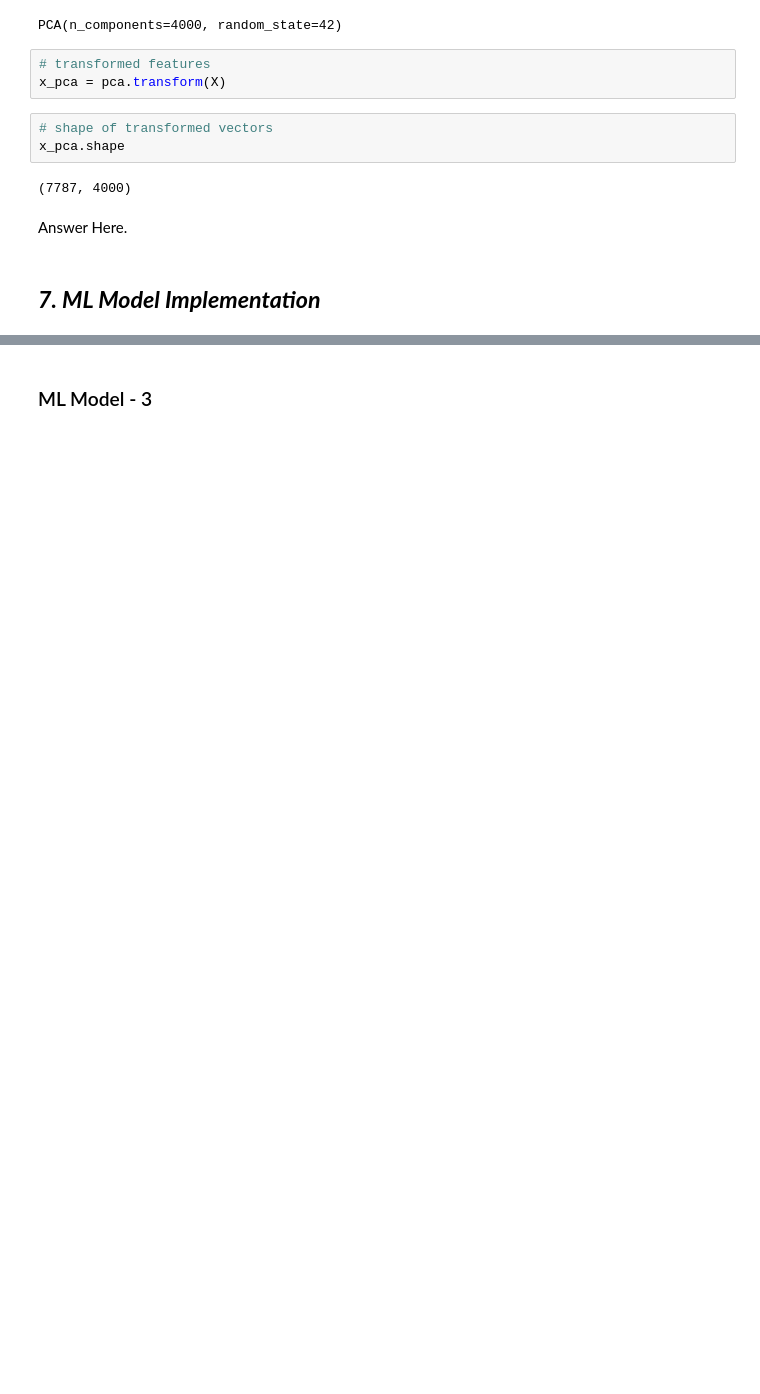
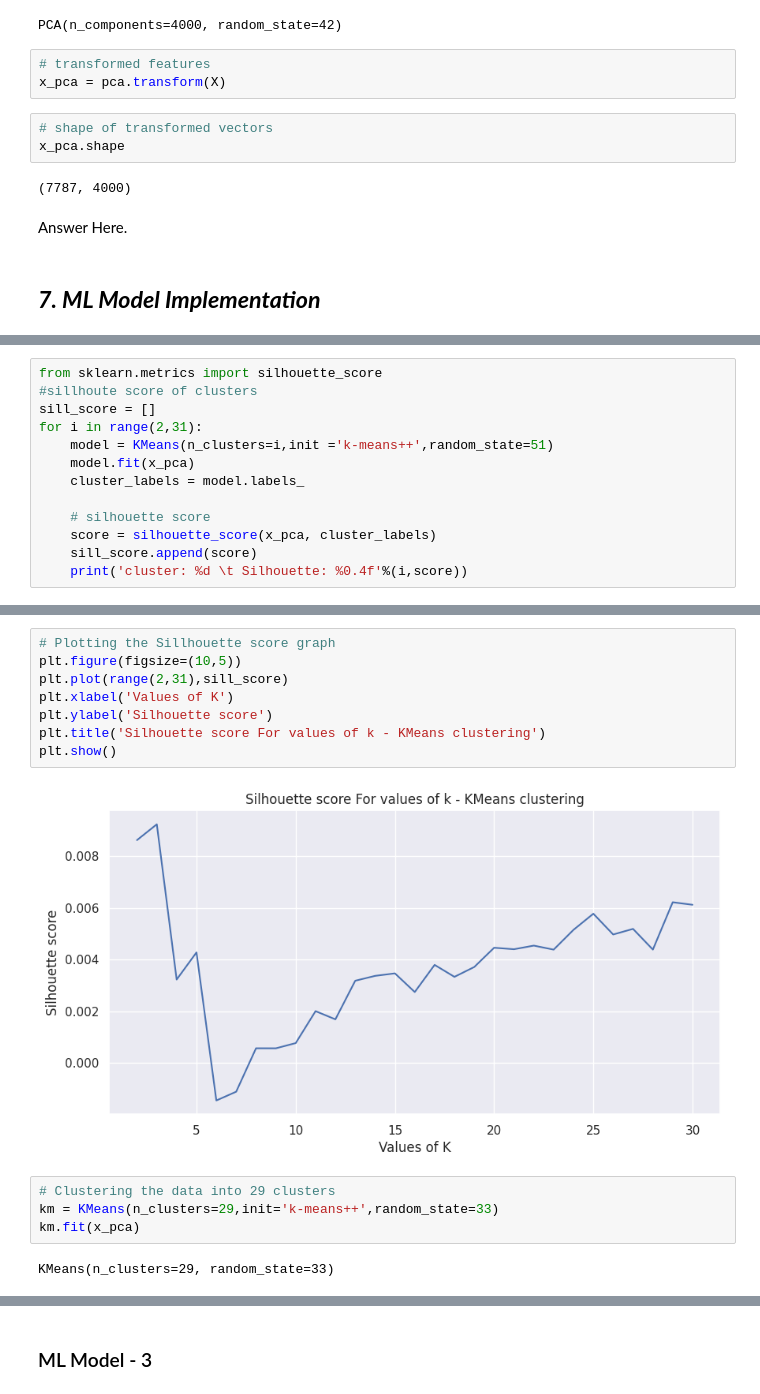
Before and after one commit to vedanttule134/Netflix-Movies-And-TV-Shows-Clustering, a Jupyter notebook: Netflix_Movies_And_TV_Shows_Clustering.ipynb, the cells around one changed output, grey strips where cells are left out. Cells and saved outputs as stored; diff of their text form; blank space fills up the shorter version.

```diff
--- a/Netflix_Movies_And_TV_Shows_Clustering.ipynb
+++ b/Netflix_Movies_And_TV_Shows_Clustering.ipynb
@@ -1327,0 +1194,13 @@ Answer Here.
+# %%
+from sklearn.metrics import silhouette_score
+#sillhoute score of clusters
+sill_score = []
+for i in range(2,31):
+    model = KMeans(n_clusters=i,init ='k-means++',random_state=51)
+    model.fit(x_pca)
+    cluster_labels = model.labels_
+
+    # silhouette score
+    score = silhouette_score(x_pca, cluster_labels)
+    sill_score.append(score)
+    print('cluster: %d \t Silhouette: %0.4f'%(i,score))
@@ -1327,0 +1225,16 @@ Answer Here.
+# %%
+# Plotting the Sillhouette score graph
+plt.figure(figsize=(10,5))
+plt.plot(range(2,31),sill_score)
+plt.xlabel('Values of K')
+plt.ylabel('Silhouette score')
+plt.title('Silhouette score For values of k - KMeans clustering')
+plt.show()
+# %% [output]
+[figure, added]
+# %%
+# Clustering the data into 29 clusters
+km = KMeans(n_clusters=29,init='k-means++',random_state=33)
+km.fit(x_pca)
+# %% [output]
+KMeans(n_clusters=29, random_state=33)
```
Also changed, not shown: parts of 56 cells of this notebook.
